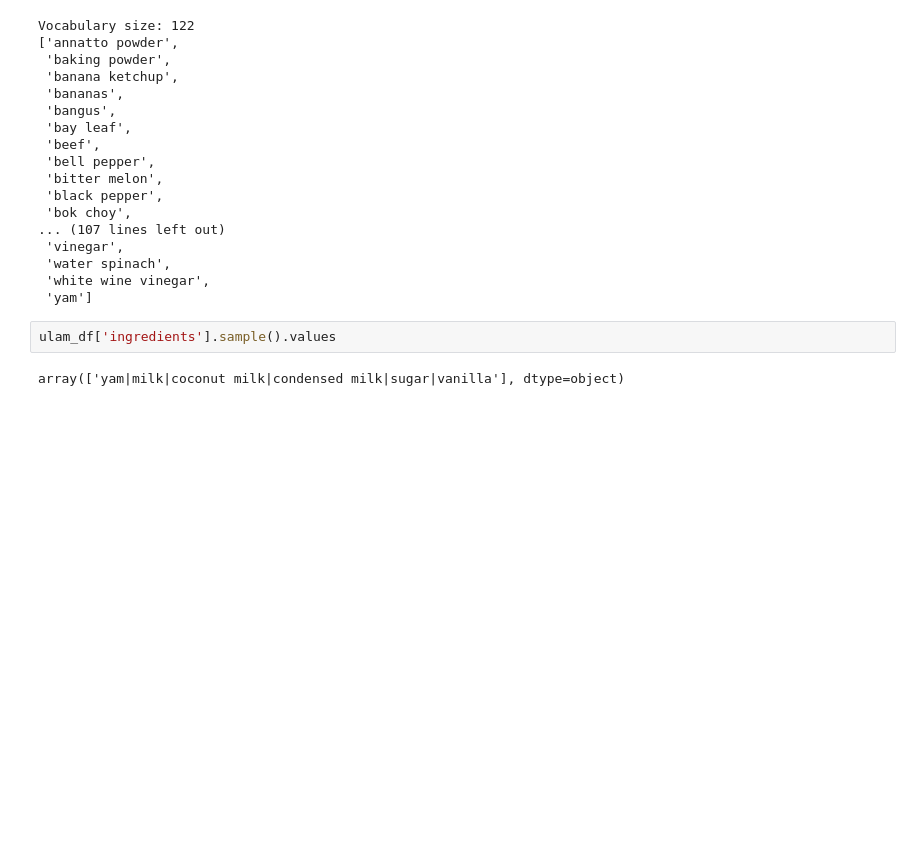
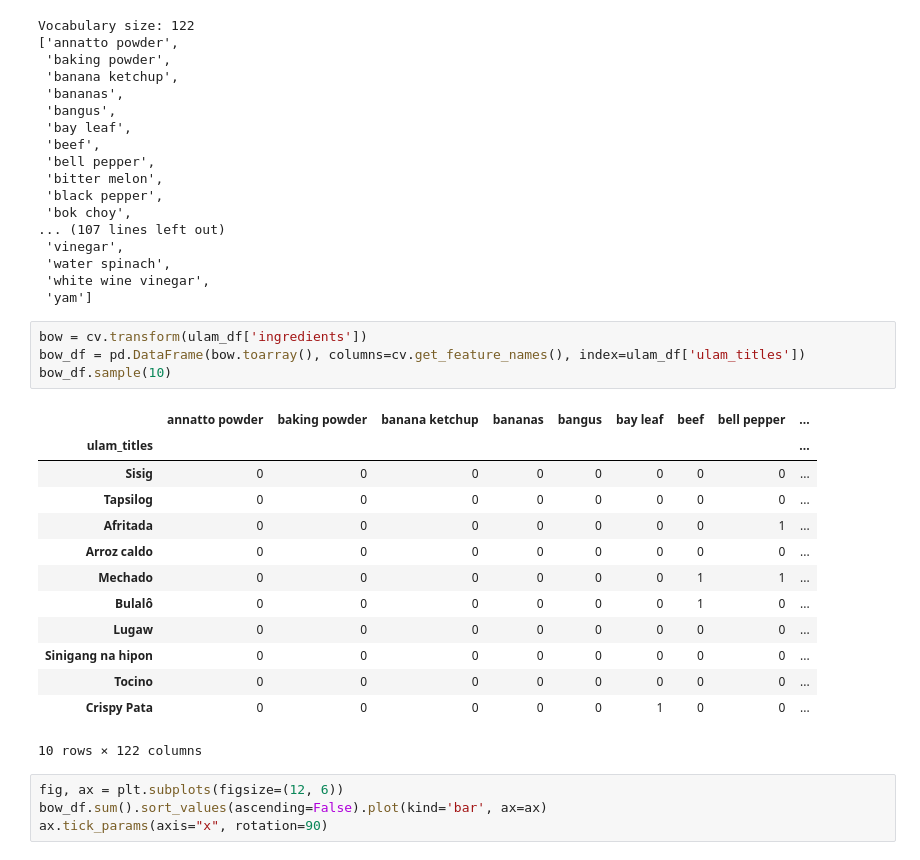
Before and after one commit to fvea/recipe-recommender-system, a Jupyter notebook: ulam_recommendation_system_eda_modeling.ipynb, the cells around one changed output. Saved outputs shown, nothing was run; the diff lists cells and outputs as text; blank space fills up the shorter version.

Commit message:
bow array converted to dataframe

```diff
--- a/ulam_recommendation_system_eda_modeling.ipynb
+++ b/ulam_recommendation_system_eda_modeling.ipynb
@@ -130,7 +130,25 @@ Vocabulary size: 122
  'water spinach',
  'white wine vinegar',
  'yam']
-# %%
-ulam_df['ingredients'].sample().values
-# %% [output]
-array(['yam|milk|coconut milk|condensed milk|sugar|vanilla'], dtype=object)
+# %%
+bow = cv.transform(ulam_df['ingredients'])
+bow_df = pd.DataFrame(bow.toarray(), columns=cv.get_feature_names(), index=ulam_df['ulam_titles'])
+bow_df.sample(10)
+# %% [output]
+|  | annatto powder | baking powder | banana ketchup | bananas | bangus | bay leaf | beef | bell pepper | ... |
+| ulam_titles |  |  |  |  |  |  |  |  | ... |
+| Sisig | 0 | 0 | 0 | 0 | 0 | 0 | 0 | 0 | ... |
+| Tapsilog | 0 | 0 | 0 | 0 | 0 | 0 | 0 | 0 | ... |
+| Afritada | 0 | 0 | 0 | 0 | 0 | 0 | 0 | 1 | ... |
+| Arroz caldo | 0 | 0 | 0 | 0 | 0 | 0 | 0 | 0 | ... |
+| Mechado | 0 | 0 | 0 | 0 | 0 | 0 | 1 | 1 | ... |
+| Bulalô | 0 | 0 | 0 | 0 | 0 | 0 | 1 | 0 | ... |
+| Lugaw | 0 | 0 | 0 | 0 | 0 | 0 | 0 | 0 | ... |
+| Sinigang na hipon | 0 | 0 | 0 | 0 | 0 | 0 | 0 | 0 | ... |
+| Tocino | 0 | 0 | 0 | 0 | 0 | 0 | 0 | 0 | ... |
+| Crispy Pata | 0 | 0 | 0 | 0 | 0 | 1 | 0 | 0 | ... |
+10 rows × 122 columns
+# %%
+fig, ax = plt.subplots(figsize=(12, 6))
+bow_df.sum().sort_values(ascending=False).plot(kind='bar', ax=ax)
+ax.tick_params(axis="x", rotation=90)
```
